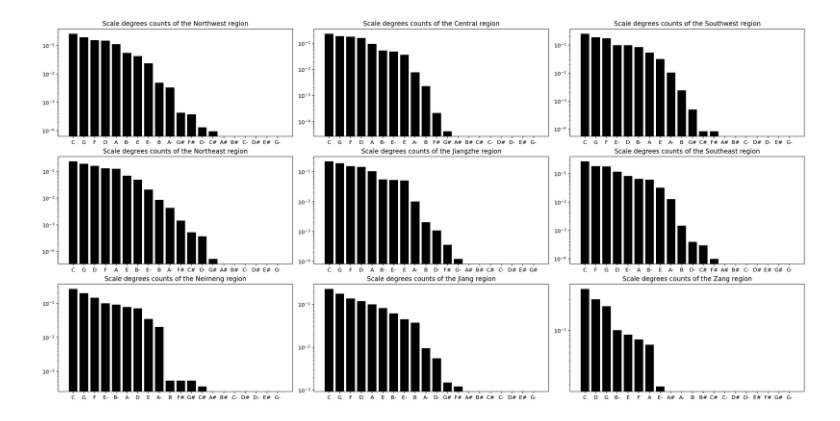
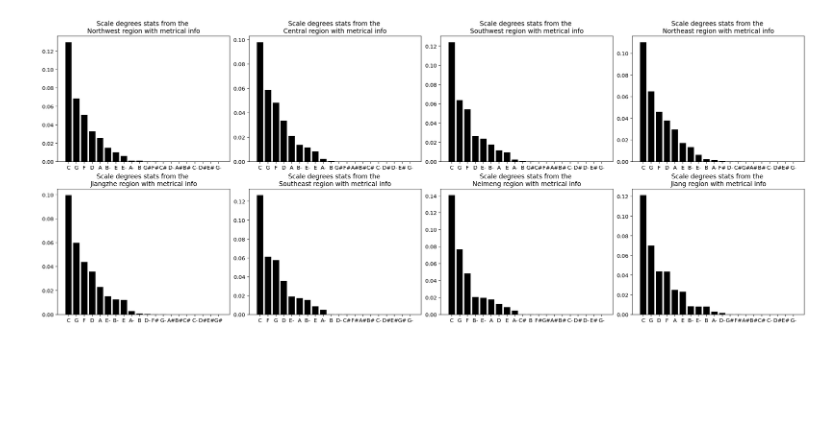
Before and after one commit to ravinitheshreddy/Digital-Musicology-Project, a Jupyter notebook: milestone3.ipynb, the cells around one changed output. Saved outputs shown, nothing was run; the diff lists cells and outputs as text; code cells hidden in the pictures; blank space fills up the shorter version.

```diff
--- a/milestone3.ipynb
+++ b/milestone3.ipynb
@@ -27,5 +55,4 @@ def string_to_float_list(string_list):
 CFS_full = pd.read_csv("./data/dataframes/cfs_full.csv", converters={'pitches': eval,'pitchclasses': eval, 'intervals':eval, 'pitches_transposed': eval,'pitchclasses_transposed': eval,'top5_after_transpose': eval})
 CFS_full.beat_strengths = CFS_full.beat_strengths.apply(string_to_float_list)
 CFS_full.durations = CFS_full.durations.apply(string_to_float_list)
-CFS_full = CFS_full[~ ((CFS_full.pitches.isna()) | (CFS_full.durations.isna()) | (CFS_full.beat_strengths.isna()))]
-CFS_full.head()
+CFS_full = CFS_full[~ ((CFS_full.pitches.isna()) | (CFS_full.durations.isna()) | (CFS_full.beat_strengths.isna()) | (CFS_full["geo_division"] == "Zang"))]
@@ -56,5 +62,5 @@ The `Jiang`, `Zang` divisions have only 30 and 3 songs. Hence the analysis of th
 # %%
-geo_divisions = ["Northwest", "Central", "Southwest", "Northeast", "Jiangzhe", "Southeast", "Neimeng", "Jiang", "Zang"]
+geo_divisions = ["Northwest", "Central", "Southwest", "Northeast", "Jiangzhe", "Southeast", "Neimeng", "Jiang"]
 pitch_classes_list = ['A', 'A#', 'A-', 'B', 'B#', 'B-', 'C', 'C#', 'C-', 'D', 'D#', 'D-', 'E', 'E#', 'E-', 'F', 'F#', 'G', 'G#', 'G-']
 music_interval_list = ['A1','A2','A3','A4','A5','A6','A7','P1','P4','P5','P8','m2','M2','m3','M3','m6','M6','m7','M7',"d2","d3","d4","d5","d6","d7","d8"]
 
@@ -106,5 +117,5 @@ def plot_region_stat_counts(stat, defcount=None, figsize=(20,10), nrows=3, ncols
 # %%
-def plot_region_stat_met(stat, defcount=None, figsize=(20,10), nrows=3, ncols=3, log_y=False, sort=True, title="{}"):
+def plot_region_stat_met(stat, defcount=None, figsize=(20,8), nrows=2, ncols=4, log_y=False, sort=True, title="{}"):
     plt.rcParams["figure.figsize"] = figsize
     region_counts = {}
     fig, axarr = plt.subplots(nrows, ncols, constrained_layout=True)
@@ -150,4 +143,4 @@ As a first analysis, we plot the distribution of use of scale degrees by simply
 # %%
-plot_region_stat_counts(region_scaledegrees_stat, pitchclasses_defcount, log_y=True, title="Scale degrees counts of the {} region")
+plot_region_stat_met(region_scaledegrees_stat, pitchclasses_defcount, title="Scale degrees stats from the \n{} region with metrical info")
 # %% [output]
-[figure, old version]
+[figure, new version]
```
Also changed, not shown: parts of 47 cells of this notebook.
